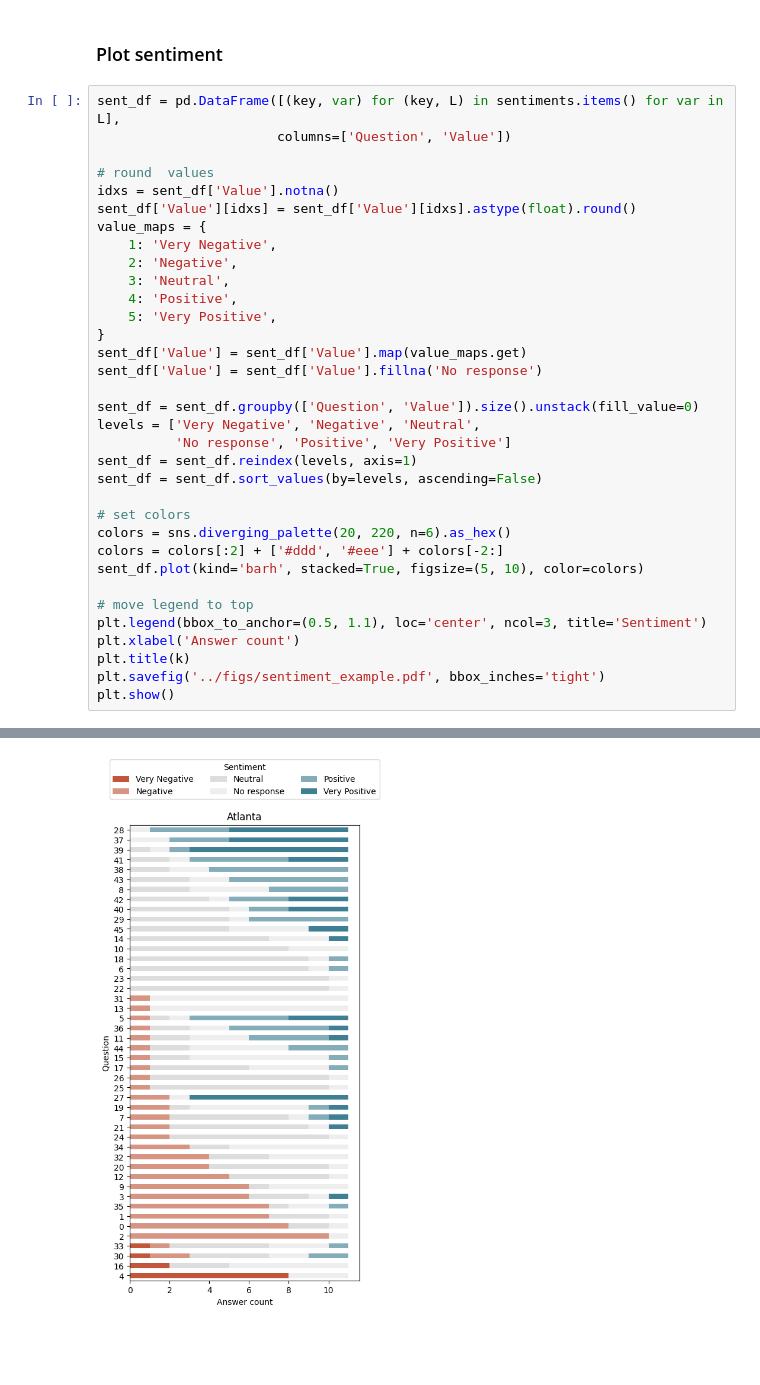
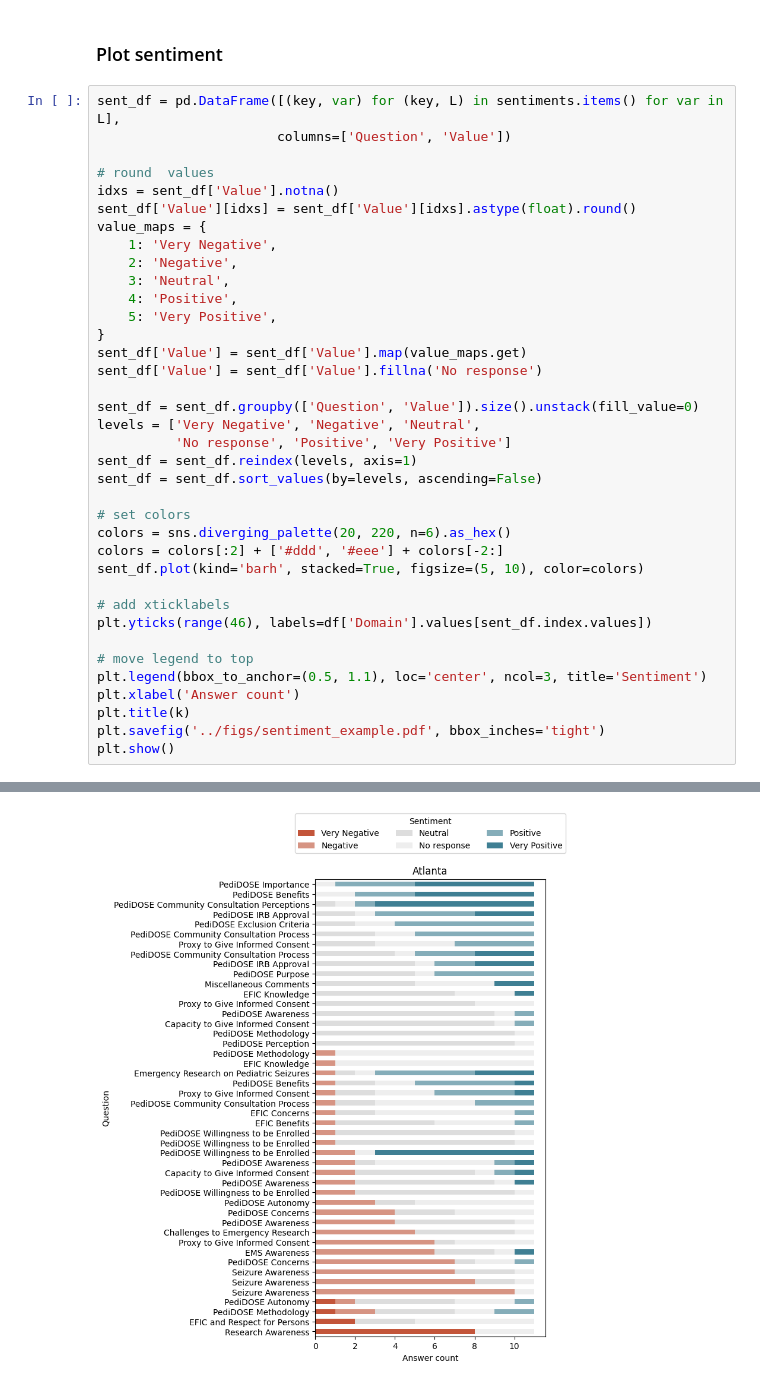
Before and after one commit to csinva/pedidose-efic-analysis, a Jupyter notebook: notebooks/01_sentiment_site_level.ipynb, the cells around one changed output, grey strips where cells are left out. Cells and saved outputs as stored; diff of their text form; blank space fills up the shorter version.

```diff
--- a/notebooks/01_sentiment_site_level.ipynb
+++ b/notebooks/01_sentiment_site_level.ipynb
@@ -80,31 +69,34 @@ value_maps = {
     2: 'Negative',
     3: 'Neutral',
     4: 'Positive',
     5: 'Very Positive',
 }
 sent_df['Value'] = sent_df['Value'].map(value_maps.get)
 sent_df['Value'] = sent_df['Value'].fillna('No response')
 
 sent_df = sent_df.groupby(['Question', 'Value']).size().unstack(fill_value=0)
 levels = ['Very Negative', 'Negative', 'Neutral',
           'No response', 'Positive', 'Very Positive']
 sent_df = sent_df.reindex(levels, axis=1)
 sent_df = sent_df.sort_values(by=levels, ascending=False)
 
 # set colors
 colors = sns.diverging_palette(20, 220, n=6).as_hex()
 colors = colors[:2] + ['#ddd', '#eee'] + colors[-2:]
 sent_df.plot(kind='barh', stacked=True, figsize=(5, 10), color=colors)
 
+# add xticklabels
+plt.yticks(range(46), labels=df['Domain'].values[sent_df.index.values])
+
 # move legend to top
 plt.legend(bbox_to_anchor=(0.5, 1.1), loc='center', ncol=3, title='Sentiment')
 plt.xlabel('Answer count')
 plt.title(k)
 plt.savefig('../figs/sentiment_example.pdf', bbox_inches='tight')
 plt.show()
 # %% [output]
 A value is trying to be set on a copy of a slice from a DataFrame
 
 See the caveats in the documentation: https://pandas.pydata.org/pandas-docs/stable/user_guide/indexing.html#returning-a-view-versus-a-copy
   sent_df['Value'][idxs] = sent_df['Value'][idxs].astype(float).round()
-[figure, old version]
+[figure, new version]
```
Also changed, not shown: parts of 2 cells of this notebook, 1 other file.
